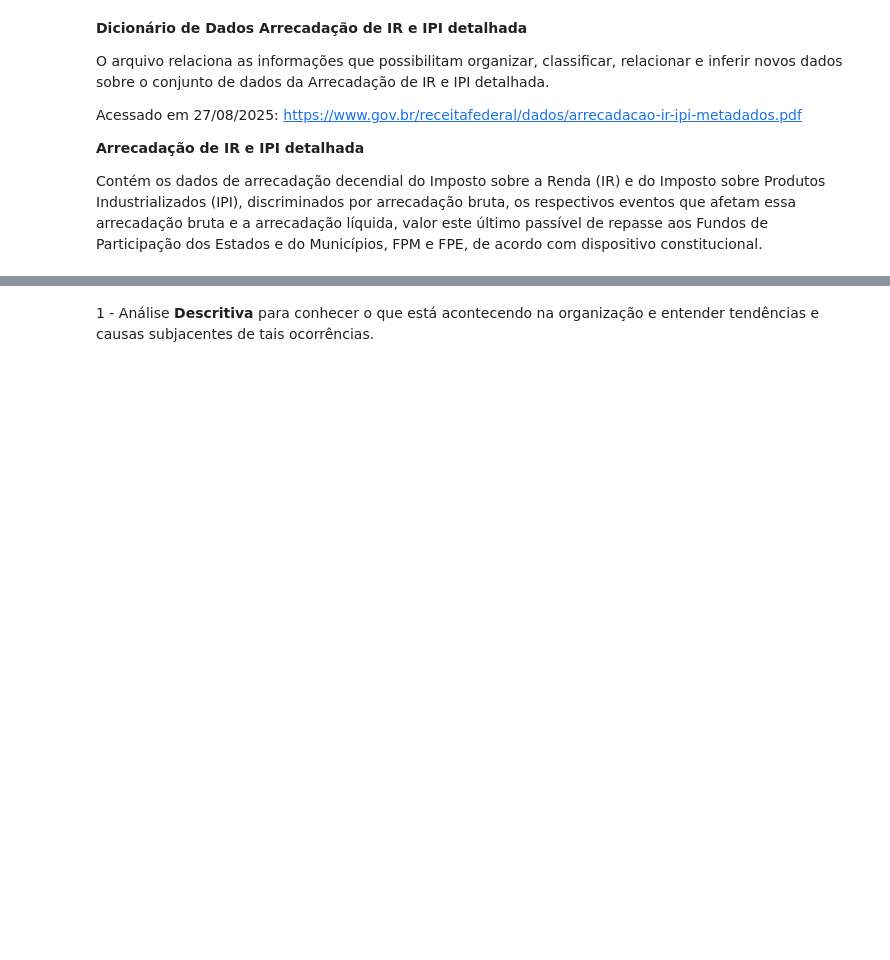
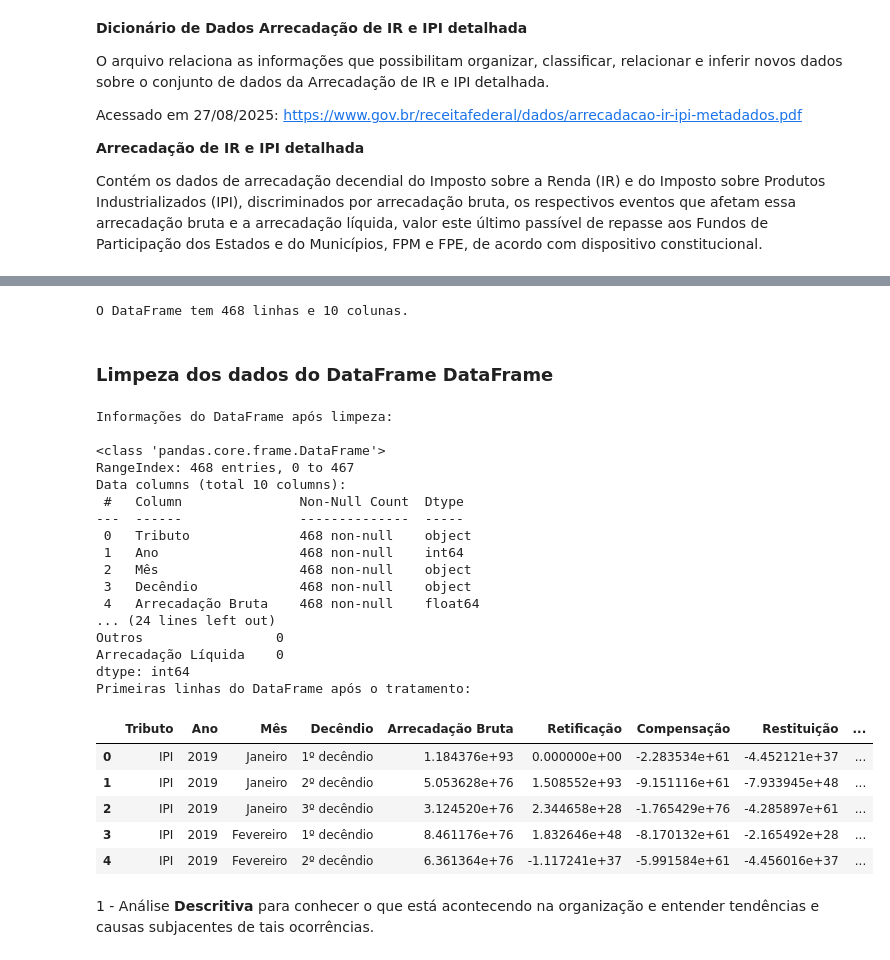
Before and after one commit to TiagoMerc/foco-no-aprendizado-com-Analista-de-Dados, a Jupyter notebook: notebooks/Arrecadação_de_Ir_e_IPI_detalhada.ipynb, the cells around one changed output, grey strips where cells are left out. Cells and saved outputs as stored; diff of their text form; code cells hidden in the pictures; blank space fills up the shorter version.

```diff
--- a/notebooks/Arrecadação_de_Ir_e_IPI_detalhada.ipynb
+++ b/notebooks/Arrecadação_de_Ir_e_IPI_detalhada.ipynb
@@ -31,2 +59,79 @@ df.head()
+# %%
+df.shape
+print(f"O DataFrame tem {df.shape[0]} linhas e {df.shape[1]} colunas.")
+# %% [output]
+O DataFrame tem 468 linhas e 10 colunas.
+# %% [markdown]
+### Limpeza dos dados do DataFrame DataFrame
+# %%
+# Limpezando os dados do DataFrame df
+
+# 1. Remover espaços extras dos nomes das colunas
+df.columns = df.columns.str.strip()
+
+# 2. Substituindo vírgulas por ponto e removendo pontos de milhar nas colunas numéricas
+colunas_valores = [
+    'Arrecadação Bruta', 'Retificação', 'Compensação',
+    'Restituição', 'Outros', 'Arrecadação Líquida'
+]
+# Converter colunas para float
+for col in colunas_valores:
+    df[col] = (
+        df[col]
+        .astype(str) # garantindo que os dados são string para manipulação
+        .str.replace('.', '', regex=False)   # removendo pontos de milhar
+        .str.replace(',', '.', regex=False)  # trocando vírgula decimal por ponto
+        .replace('nan', None) # tratando strings 'nan' como None
+        .astype(float) # convertendo para float
+    )
+
+# 3. Conferir o resultado da limpeza
+
+print("Informações do DataFrame após limpeza:\n")
+df.info()
+
+print(f"\nO DataFrame tem {df.shape[0]} linhas e {df.shape[1]} colunas.\n")
+df.head()
+
+print("------------------------------------")
+# 4. Tratando valores ausentes (NaN) se necessário
+# Exemplo: preencher com 0 ou manter como NaN
+# df[colunas_valores] = df[colunas_valores].fillna(0)
+
+# Tratando valores ausentes (NaN) nas colunas numéricas, preenchendo com 0
+
+print("Valores ausentes antes do tratamento:\n", df[colunas_valores].isnull().sum())
+df[colunas_valores] = df[colunas_valores].fillna(0)
+
+# Conferir se ainda existem valores ausentes
+print("Valores ausentes após tratamento:\n", df[colunas_valores].isnull().sum())
+
+# Exibir as primeiras linhas após o tratamento
+print("Primeiras linhas do DataFrame após o tratamento:")
+df.head()
+# %% [output]
+Informações do DataFrame após limpeza:
+
+<class 'pandas.core.frame.DataFrame'>
+RangeIndex: 468 entries, 0 to 467
+Data columns (total 10 columns):
+ #   Column               Non-Null Count  Dtype
+---  ------               --------------  -----
+ 0   Tributo              468 non-null    object
+ 1   Ano                  468 non-null    int64
+ 2   Mês                  468 non-null    object
+ 3   Decêndio             468 non-null    object
+ 4   Arrecadação Bruta    468 non-null    float64
+... (24 lines left out)
+Outros                 0
+Arrecadação Líquida    0
+dtype: int64
+Primeiras linhas do DataFrame após o tratamento:
+|  | Tributo | Ano | Mês | Decêndio | Arrecadação Bruta | Retificação | Compensação | Restituição | ... |
+| 0 | IPI | 2019 | Janeiro | 1º decêndio | 1.184376e+93 | 0.000000e+00 | -2.283534e+61 | -4.452121e+37 | ... |
+| 1 | IPI | 2019 | Janeiro | 2º decêndio | 5.053628e+76 | 1.508552e+93 | -9.151116e+61 | -7.933945e+48 | ... |
+| 2 | IPI | 2019 | Janeiro | 3º decêndio | 3.124520e+76 | 2.344658e+28 | -1.765429e+76 | -4.285897e+61 | ... |
+| 3 | IPI | 2019 | Fevereiro | 1º decêndio | 8.461176e+76 | 1.832646e+48 | -8.170132e+61 | -2.165492e+28 | ... |
+| 4 | IPI | 2019 | Fevereiro | 2º decêndio | 6.361364e+76 | -1.117241e+37 | -5.991584e+61 | -4.456016e+37 | ... |
 # %% [markdown]
 1 - Análise **Descritiva** para conhecer o que está acontecendo na organização e entender tendências e causas subjacentes de tais ocorrências.
```
Also changed, not shown: parts of 4 cells of this notebook, 5 other files.
